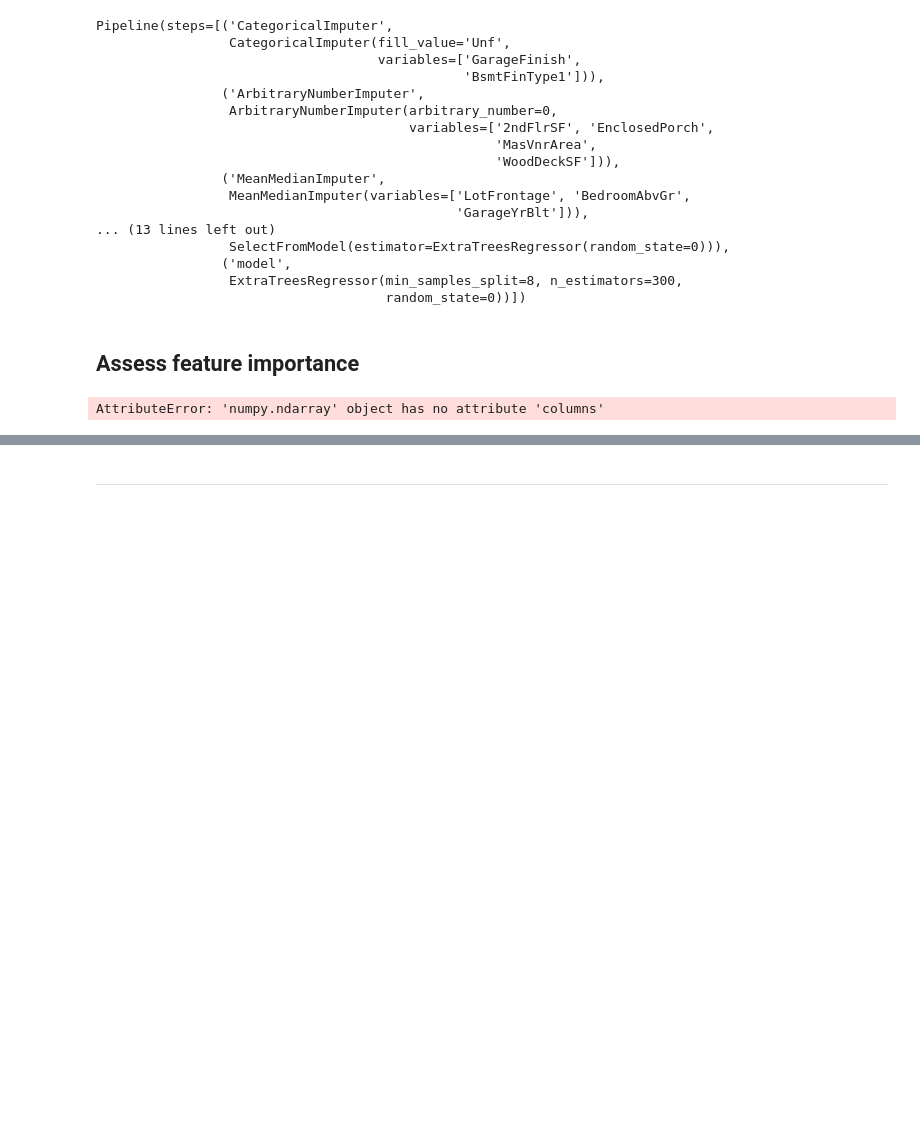
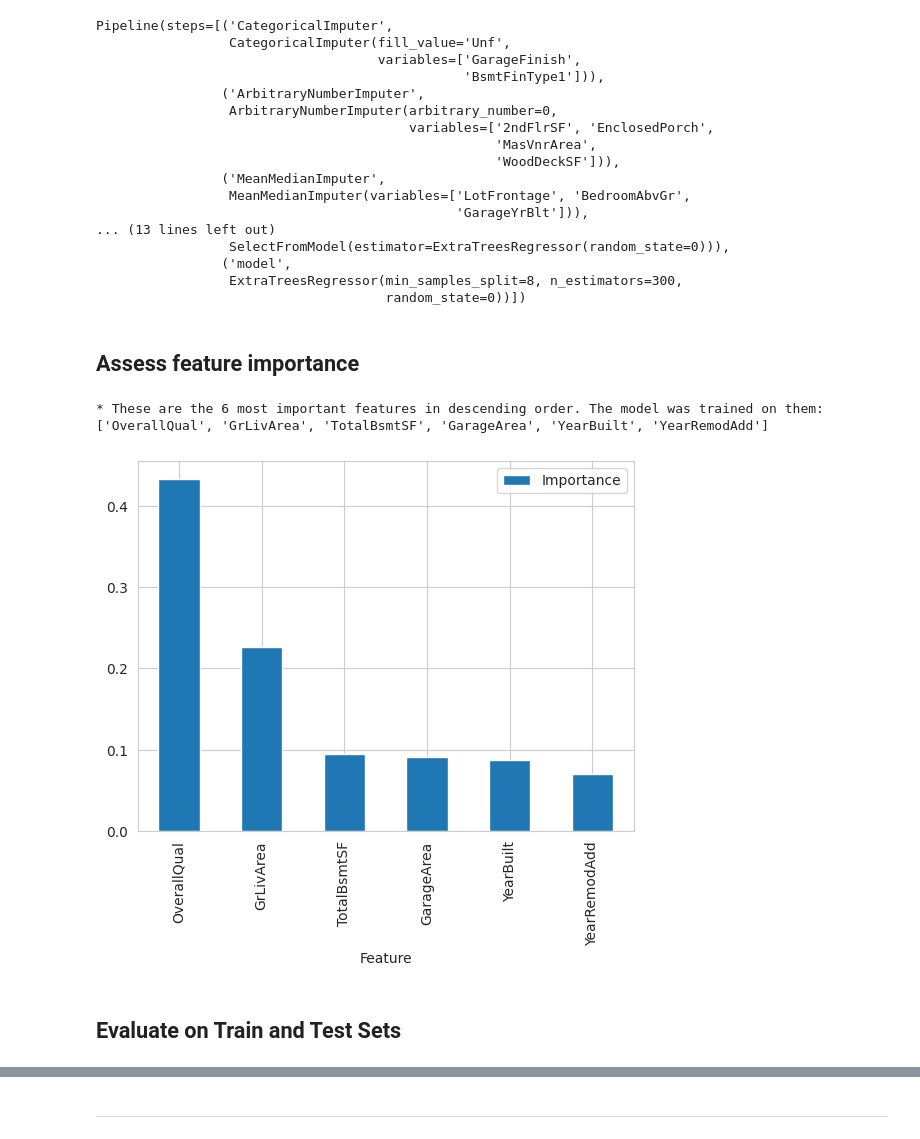
Before and after one commit to van-essa/heritage-housing-issues, a Jupyter notebook: jupyter_notebooks/05 - Modeling and Evaluation - Predict Sale Price.ipynb, the cells around one changed output, grey strips where cells are left out. Drawn from its saved outputs; the diff is of its cells as text; code cells hidden in the pictures; blank space fills up the shorter version.

Commit message:
Worked on the Regression and PCA Regression on the modeling and Evaluation-Predict Sale Notebook

```diff
--- a/jupyter_notebooks/05 - Modeling and Evaluation - Predict Sale Price.ipynb
+++ b/jupyter_notebooks/05 - Modeling and Evaluation - Predict Sale Price.ipynb
@@ -368,28 +368,32 @@ Pipeline(steps=[('CategoricalImputer',
 # %%
 import matplotlib.pyplot as plt
 import seaborn as sns
 sns.set_style('whitegrid')
 
 # after data cleaning and feat engine, the feature may space changes
-data_cleaning_feat_eng_steps = 9 # how many data cleaning and feature engineering the pipeline has
+data_cleaning_feat_eng_steps = 8 # how many data cleaning and feature engineering the pipeline has
 columns_after_data_cleaning_feat_eng = (Pipeline(best_regressor_pipeline.steps[:data_cleaning_feat_eng_steps])
                                         .transform(X_train)
                                         .columns)
 
 best_features = columns_after_data_cleaning_feat_eng[best_regressor_pipeline['feat_selection'].get_support()].to_list()
 
 # create DataFrame to display feature importance
 df_feature_importance = (pd.DataFrame(data={
           'Feature': columns_after_data_cleaning_feat_eng[best_regressor_pipeline['feat_selection'].get_support()],
           'Importance': best_regressor_pipeline['model'].feature_importances_})
   .sort_values(by='Importance', ascending=False)
   )
 
 # Most important features statement and plot
 print(f"* These are the {len(best_features)} most important features in descending order. "
       f"The model was trained on them: \n{df_feature_importance['Feature'].to_list()}")
 
 df_feature_importance.plot(kind='bar',x='Feature',y='Importance')
 plt.show()
 # %% [output]
-AttributeError: 'numpy.ndarray' object has no attribute 'columns'
+* These are the 6 most important features in descending order. The model was trained on them:
+['OverallQual', 'GrLivArea', 'TotalBsmtSF', 'GarageArea', 'YearBuilt', 'YearRemodAdd']
+[figure, added]
+# %% [markdown]
+## Evaluate on Train and Test Sets
```
Also changed, not shown: parts of 42 cells of this notebook.
